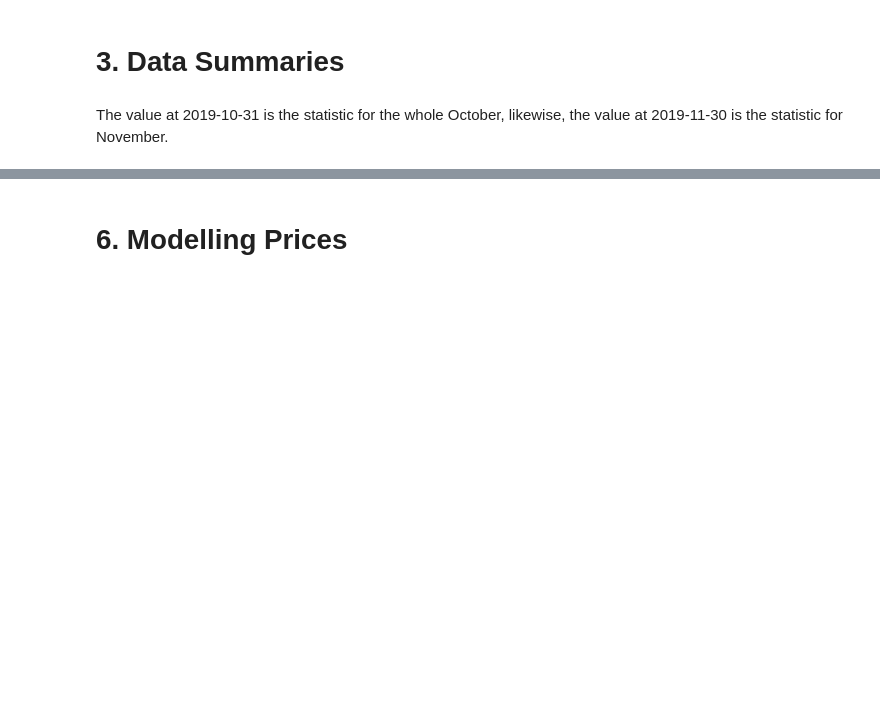
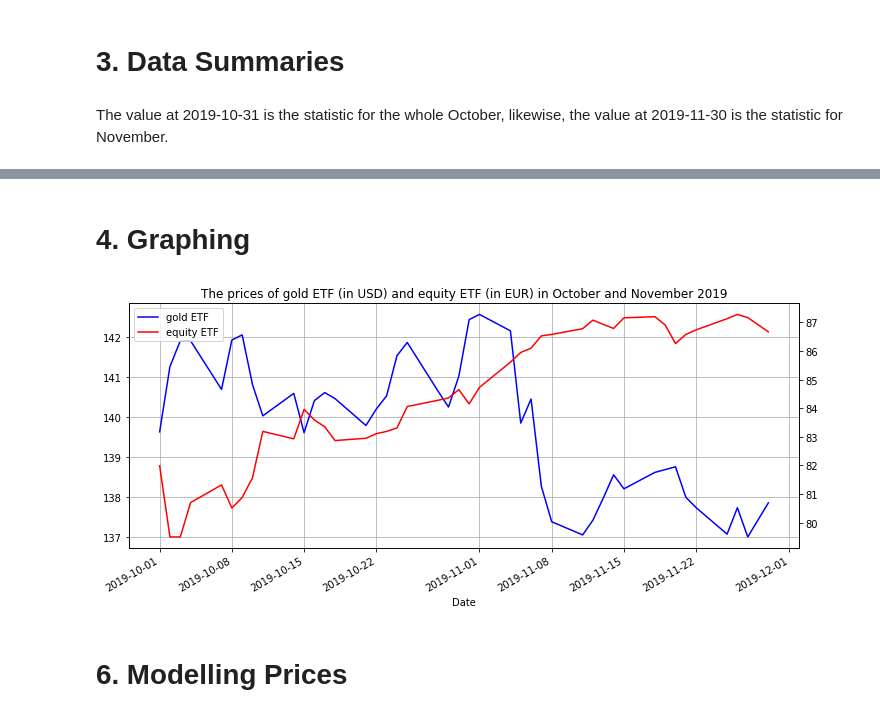
Before and after one commit to fabulouskorex/econometrics-WQU, a Jupyter notebook: Econometrics - Submission 1.ipynb, the cells around one changed output, grey strips where cells are left out. Saved outputs shown, nothing was run; the diff lists cells and outputs as text; code cells hidden in the pictures; blank space fills up the shorter version.

```diff
--- a/Econometrics - Submission 1.ipynb
+++ b/Econometrics - Submission 1.ipynb
@@ -142,3 +147,19 @@ equity_df.resample('M').std()
+# %% [markdown]
+# 4. Graphing
+# %%
+plt.figure(figsize=(12,5))
+plt.title('The prices of gold ETF (in USD) and equity ETF (in EUR) in October and November 2019')
+
+ax1 = gold_df["Adj Close"].plot(color='blue', grid=True, label='gold ETF')
+ax2 = equity_df["Adj Close"].plot(color='red', grid=True, secondary_y=True, label='equity ETF')
+
+h1, l1 = ax1.get_legend_handles_labels()
+h2, l2 = ax2.get_legend_handles_labels()
+
+plt.legend(h1+h2, l1+l2, loc=2)
+plt.show()
+# %% [output]
+[figure, added]
 # %% [markdown]
 # 6. Modelling Prices
 # %%
```
Also changed, not shown: parts of 14 cells of this notebook.
